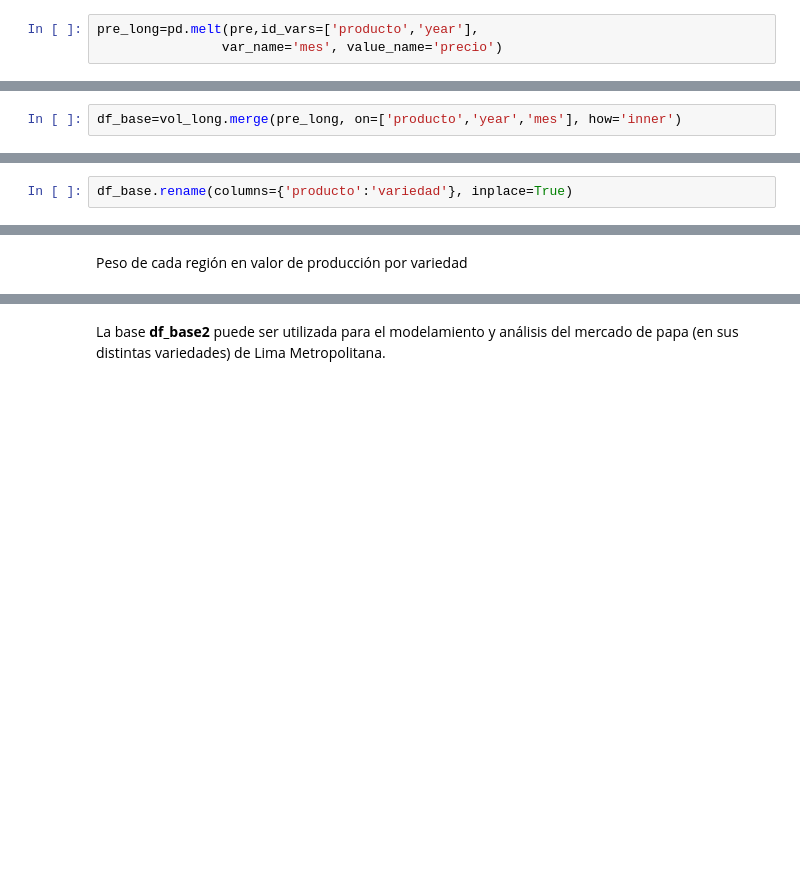
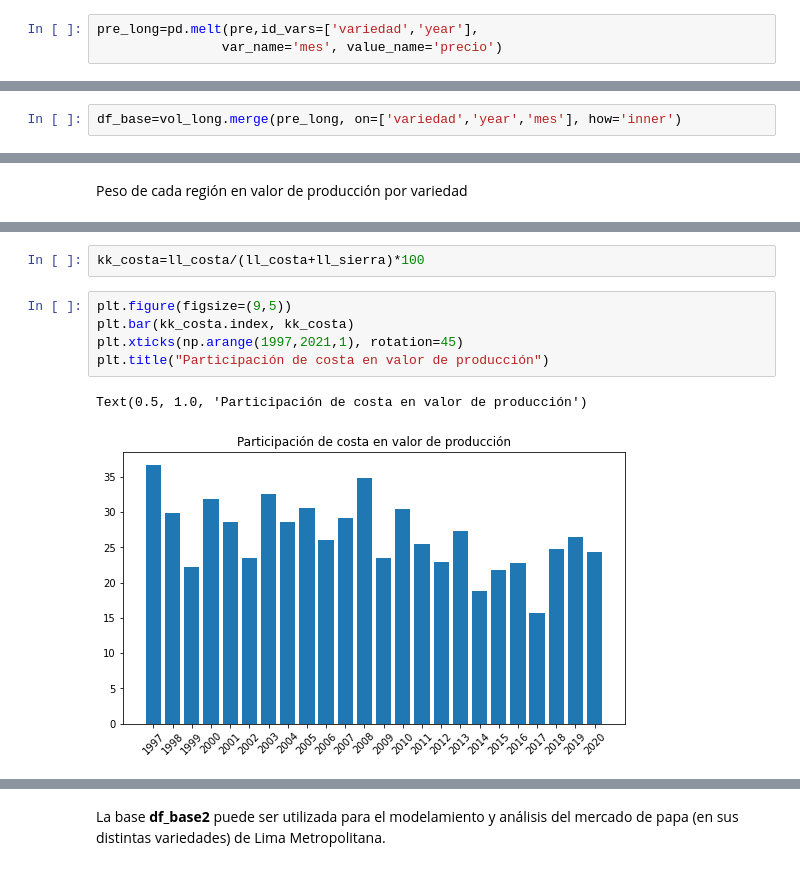
Before and after one commit to eduzegarra/grade_01, a Jupyter notebook: proyecto_papa_v02.ipynb, the cells around one changed output, grey strips where cells are left out. Saved outputs shown, nothing was run; the diff lists cells and outputs as text; blank space fills up the shorter version.

```diff
--- a/proyecto_papa_v02.ipynb
+++ b/proyecto_papa_v02.ipynb
@@ -44,7 +58,7 @@ vol_long=pd.melt(vol,id_vars=['producto','year','provincia'],
 # %% [markdown]
 Lo mismo con la base de precios
 # %%
-pre_long=pd.melt(pre,id_vars=['producto','year'],
+pre_long=pd.melt(pre,id_vars=['variedad','year'],
                 var_name='mes', value_name='precio')
 # %% [markdown]
 ### 1.2. Limpieza datos originales
@@ -104,7 +114,7 @@ plt.show()
 # %% [markdown]
 Bases 'vol_long' y 'pre_long' tienen una estructura similar y variables en comun y pueden ser integradas (usando método **merge**, con parámetro 'inner')
 # %%
-df_base=vol_long.merge(pre_long, on=['producto','year','mes'], how='inner')
+df_base=vol_long.merge(pre_long, on=['variedad','year','mes'], how='inner')
 # %%
 df_base.shape
 # %%
@@ -155,2 +172,0 @@ Renombramos variable 'producto' por 'variedad'
-# %%
-df_base.rename(columns={'producto':'variedad'}, inplace=True)
@@ -493,3 +501,13 @@ plt.show
+# %%
+kk_costa=ll_costa/(ll_costa+ll_sierra)*100
+# %%
+plt.figure(figsize=(9,5))
+plt.bar(kk_costa.index, kk_costa)
+plt.xticks(np.arange(1997,2021,1), rotation=45)
+plt.title("Participación de costa en valor de producción")
+# %% [output]
+Text(0.5, 1.0, 'Participación de costa en valor de producción')
+[figure, added]
 # %%
 plt.figure(figsize=(12,5))
 mm_costa=df_base2[df_base2.costa==1].groupby('ym')['valor'].sum()
```
Also changed, not shown: parts of 72 cells of this notebook.
